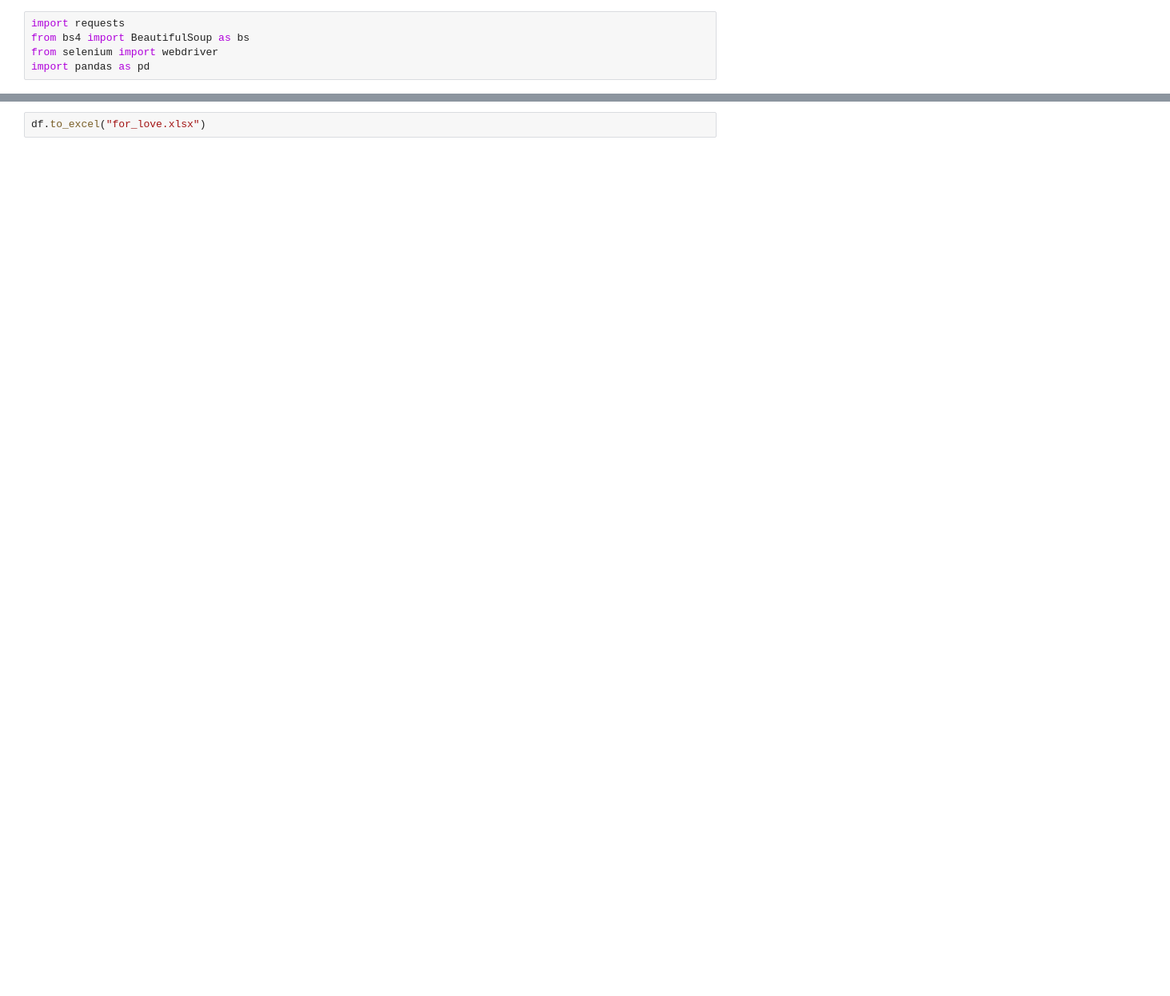
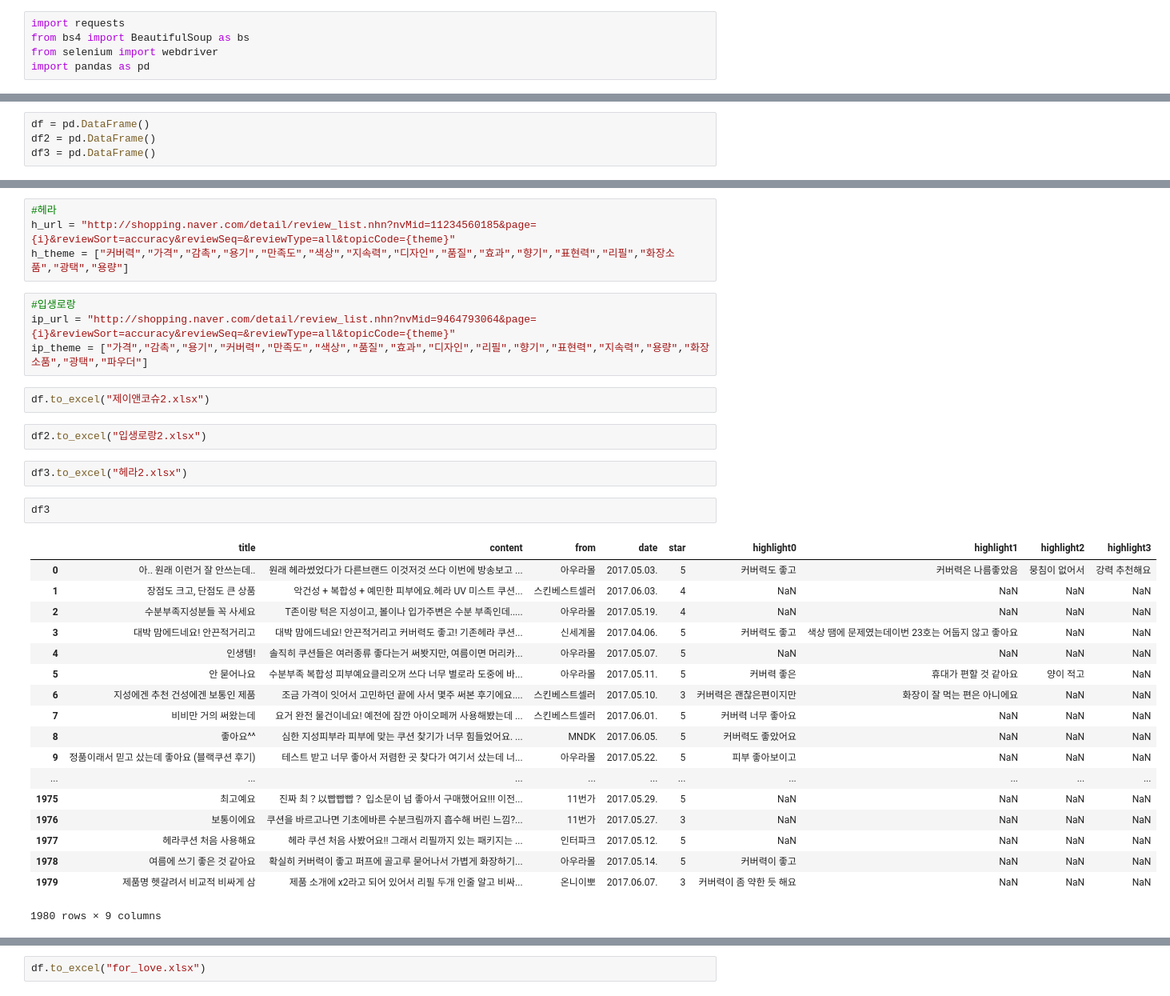
Before and after one commit to JosephTH/GA_Jupyter, a Jupyter notebook: For_Love.ipynb, the cells around one changed output, grey strips where cells are left out. Shown at 80% size. Drawn from its saved outputs; the diff is of its cells as text; blank space fills up the shorter version.

```diff
--- a/For_Love.ipynb
+++ b/For_Love.ipynb
@@ -7,0 +6,4 @@ df = pd.DataFrame(columns=["content"])
+# %%
+df = pd.DataFrame()
+df2 = pd.DataFrame()
+df3 = pd.DataFrame()
@@ -8 +19,36 @@ df = pd.DataFrame(columns=["content"])
+# %%
+#헤라
+h_url = "http://shopping.naver.com/detail/review_list.nhn?nvMid=11234560185&page={i}&reviewSort=accuracy&reviewSeq=&reviewType=all&topicCode={theme}"
+h_theme = ["커버력","가격","감촉","용기","만족도","색상","지속력","디자인","품질","효과","향기","표현력","리필","화장소품","광택","용량"]
+# %%
+#입생로랑
+ip_url = "http://shopping.naver.com/detail/review_list.nhn?nvMid=9464793064&page={i}&reviewSort=accuracy&reviewSeq=&reviewType=all&topicCode={theme}"
+ip_theme = ["가격","감촉","용기","커버력","만족도","색상","품질","효과","디자인","리필","향기","표현력","지속력","용량","화장소품","광택","파우더"]
+# %%
+df.to_excel("제이앤코슈2.xlsx")
+# %%
+df2.to_excel("입생로랑2.xlsx")
+# %%
+df3.to_excel("헤라2.xlsx")
+# %%
+df3
+# %% [output]
+|  | title | content | from | date | star | highlight0 | highlight1 | highlight2 | highlight3 |
+| 0 | 아.. 원래 이런거 잘 안쓰는데.. | 원래 헤라썼었다가 다른브랜드 이것저것 쓰다 이번에 방송보고 ... | 아우라몰 | 2017.05.03. | 5 | 커버력도 좋고 | 커버력은 나름좋았음 | 뭉침이 없어서 | 강력 추천해요 |
+| 1 | 장점도 크고, 단점도 큰 상품 | 악건성 + 복합성 + 예민한 피부에요.헤라 UV 미스트 쿠션... | 스킨베스트셀러 | 2017.06.03. | 4 | NaN | NaN | NaN | NaN |
+| 2 | 수분부족지성분들 꼭 사세요 | T존이랑 턱은 지성이고, 볼이나 입가주변은 수분 부족인데..... | 아우라몰 | 2017.05.19. | 4 | NaN | NaN | NaN | NaN |
+| 3 | 대박 맘에드네요! 안끈적거리고 | 대박 맘에드네요! 안끈적거리고 커버력도 좋고! 기존헤라 쿠션... | 신세계몰 | 2017.04.06. | 5 | 커버력도 좋고 | 색상 땜에 문제였는데이번 23호는 어둡지 않고 좋아요 | NaN | NaN |
+| 4 | 인생템! | 솔직히 쿠션들은 여러종류 좋다는거 써봣지만, 여름이면 머리카... | 아우라몰 | 2017.05.07. | 5 | NaN | NaN | NaN | NaN |
+| 5 | 안 묻어나요 | 수분부족 복합성 피부예요클리오꺼 쓰다 너무 별로라 도중에 바... | 아우라몰 | 2017.05.11. | 5 | 커버력 좋은 | 휴대가 편할 것 같아요 | 양이 적고 | NaN |
+| 6 | 지성에겐 추천 건성에겐 보통인 제품 | 조금 가격이 잇어서 고민하던 끝에 사서 몇주 써본 후기에요.... | 스킨베스트셀러 | 2017.05.10. | 3 | 커버력은 괜찮은편이지만 | 화장이 잘 먹는 편은 아니에요 | NaN | NaN |
+| 7 | 비비만 거의 써왔는데 | 요거 완전 물건이네요! 예전에 잠깐 아이오페꺼 사용해봤는데 ... | 스킨베스트셀러 | 2017.06.01. | 5 | 커버력 너무 좋아요 | NaN | NaN | NaN |
+| 8 | 좋아요^^ | 심한 지성피부라 피부에 맞는 쿠션 찾기가 너무 힘들었어요. ... | MNDK | 2017.06.05. | 5 | 커버력도 좋았어요 | NaN | NaN | NaN |
+| 9 | 정품이래서 믿고 샀는데 좋아요 (블랙쿠션 후기) | 테스트 받고 너무 좋아서 저렴한 곳 찾다가 여기서 샀는데 너... | 아우라몰 | 2017.05.22. | 5 | 피부 좋아보이고 | NaN | NaN | NaN |
+| ... | ... | ... | ... | ... | ... | ... | ... | ... | ... |
+| 1975 | 최고예요 | 진짜 최？以빱빱빱？ 입소문이 넘 좋아서 구매했어요!!! 이전... | 11번가 | 2017.05.29. | 5 | NaN | NaN | NaN | NaN |
+| 1976 | 보통이에요 | 쿠션을 바르고나면 기초에바른 수분크림까지 흡수해 버린 느낌?... | 11번가 | 2017.05.27. | 3 | NaN | NaN | NaN | NaN |
+| 1977 | 헤라쿠션 처음 사용해요 | 헤라 쿠션 처음 사봤어요!! 그래서 리필까지 있는 패키지는 ... | 인터파크 | 2017.05.12. | 5 | NaN | NaN | NaN | NaN |
+| 1978 | 여름에 쓰기 좋은 것 같아요 | 확실히 커버력이 좋고 퍼프에 골고루 묻어나서 가볍게 화장하기... | 아우라몰 | 2017.05.14. | 5 | 커버력이 좋고 | NaN | NaN | NaN |
+| 1979 | 제품명 헷갈려서 비교적 비싸게 삼 | 제품 소개에 x2라고 되어 있어서 리필 두개 인줄 알고 비싸... | 온니이뽀 | 2017.06.07. | 3 | 커버력이 좀 약한 듯 해요 | NaN | NaN | NaN |
+1980 rows × 9 columns
 # %%
```
Also changed, not shown: parts of 11 cells of this notebook, 11 other files.
